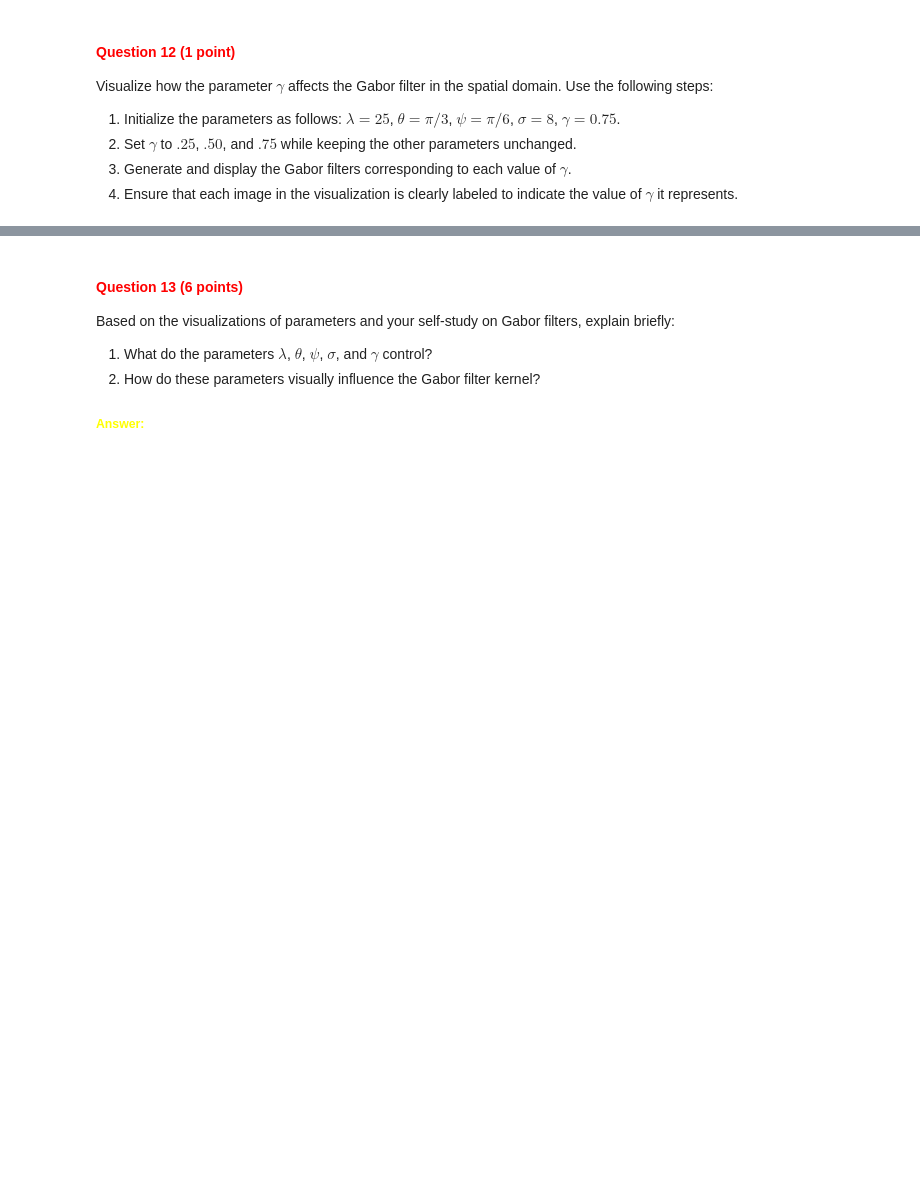
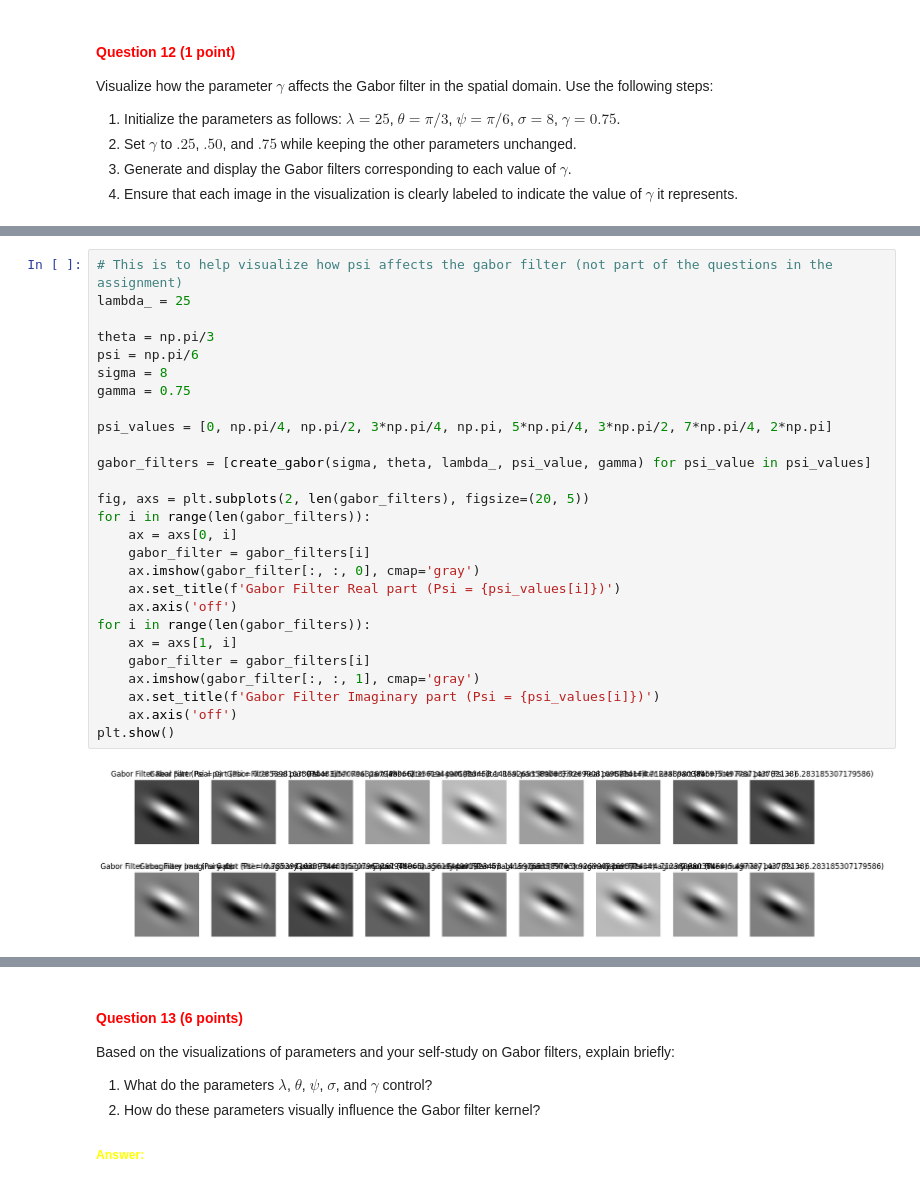
Before and after one commit to izzikampono/cv1-lab-2, a Jupyter notebook: cv1-lab-2.ipynb, the cells around one changed output, grey strips where cells are left out. Cells and saved outputs as stored; diff of their text form; blank space fills up the shorter version.

```diff
--- a/cv1-lab-2.ipynb
+++ b/cv1-lab-2.ipynb
@@ -691,0 +672,29 @@ plt.show()
+# %%
+# This is to help visualize how psi affects the gabor filter (not part of the questions in the assignment)
+lambda_ = 25
+
+theta = np.pi/3
+psi = np.pi/6
+sigma = 8
+gamma = 0.75
+
+psi_values = [0, np.pi/4, np.pi/2, 3*np.pi/4, np.pi, 5*np.pi/4, 3*np.pi/2, 7*np.pi/4, 2*np.pi]
+
+gabor_filters = [create_gabor(sigma, theta, lambda_, psi_value, gamma) for psi_value in psi_values]
+
+fig, axs = plt.subplots(2, len(gabor_filters), figsize=(20, 5))
+for i in range(len(gabor_filters)):
+    ax = axs[0, i]
+    gabor_filter = gabor_filters[i]
+    ax.imshow(gabor_filter[:, :, 0], cmap='gray')
+    ax.set_title(f'Gabor Filter Real part (Psi = {psi_values[i]})')
+    ax.axis('off')
+for i in range(len(gabor_filters)):
+    ax = axs[1, i]
+    gabor_filter = gabor_filters[i]
+    ax.imshow(gabor_filter[:, :, 1], cmap='gray')
+    ax.set_title(f'Gabor Filter Imaginary part (Psi = {psi_values[i]})')
+    ax.axis('off')
+plt.show()
+# %% [output]
+[figure, added]
```
Also changed, not shown: parts of 8 cells of this notebook.
